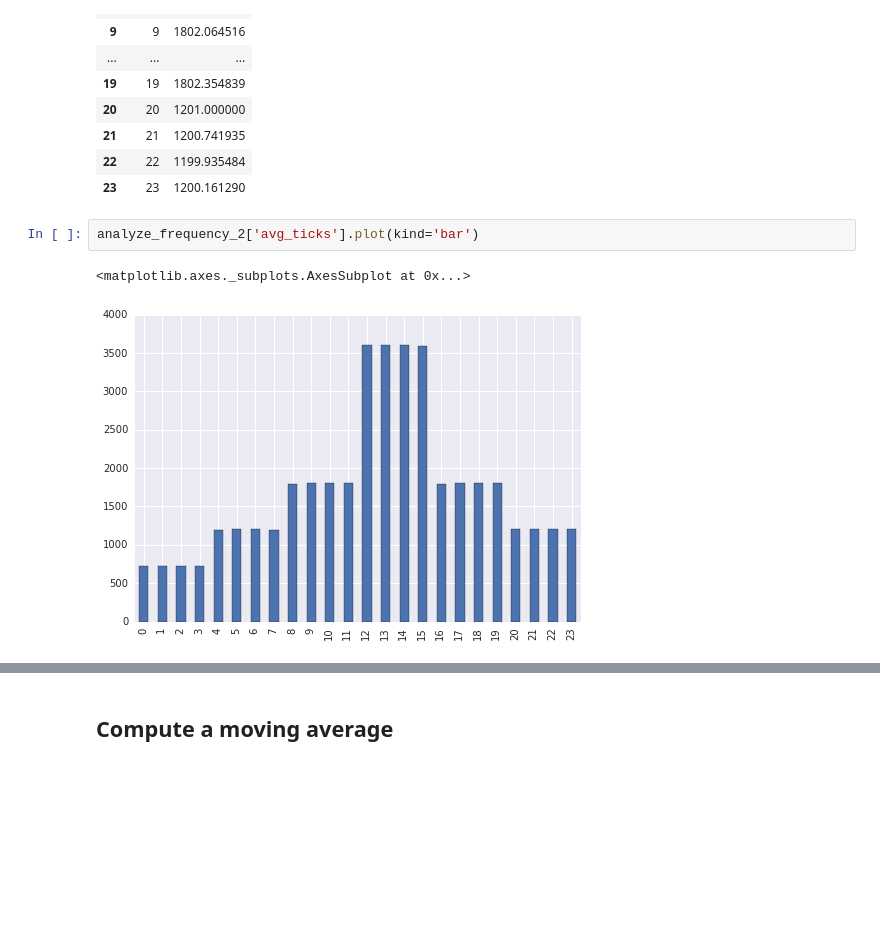
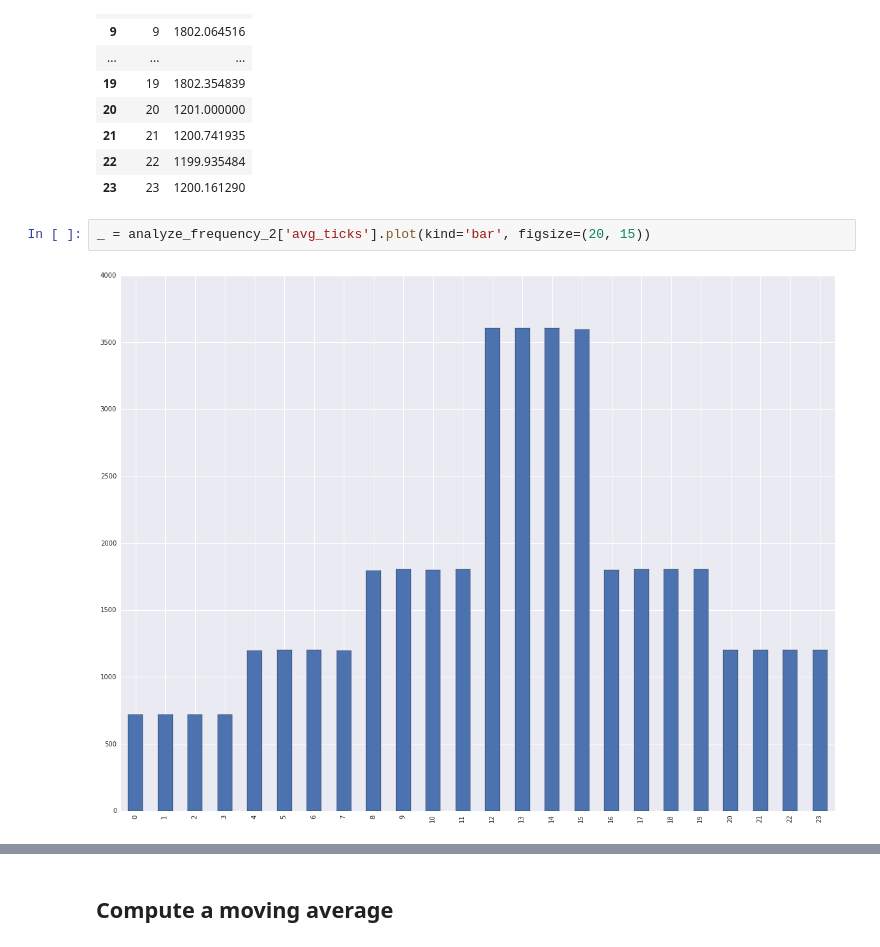
Before and after one commit to JimTravis/datalab-fun, a Jupyter notebook: Solution Updates/Analyzing Financial Time Series using BigQuery.ipynb, the cells around one changed output, grey strips where cells are left out. Cells and saved outputs as stored; diff of their text form; blank space fills up the shorter version.

```diff
--- a/Solution Updates/Analyzing Financial Time Series using BigQuery.ipynb
+++ b/Solution Updates/Analyzing Financial Time Series using BigQuery.ipynb
@@ -226,10 +226,9 @@ analyze_frequency_2
 | 22 | 22 | 1199.935484 |
 | 23 | 23 | 1200.161290 |
 # %%
-analyze_frequency_2['avg_ticks'].plot(kind='bar')
+_ = analyze_frequency_2['avg_ticks'].plot(kind='bar', figsize=(20, 15))
 # %% [output]
-<matplotlib.axes._subplots.AxesSubplot at 0x...>
-[figure, old version]
+[figure, new version]
 # %%
 analyze_frequency_2_1_analysis = analyze_frequency_raw.copy()
 analyze_frequency_2_1_analysis['num_ticks'] = 1
```
Also changed, not shown: parts of 13 cells of this notebook.
